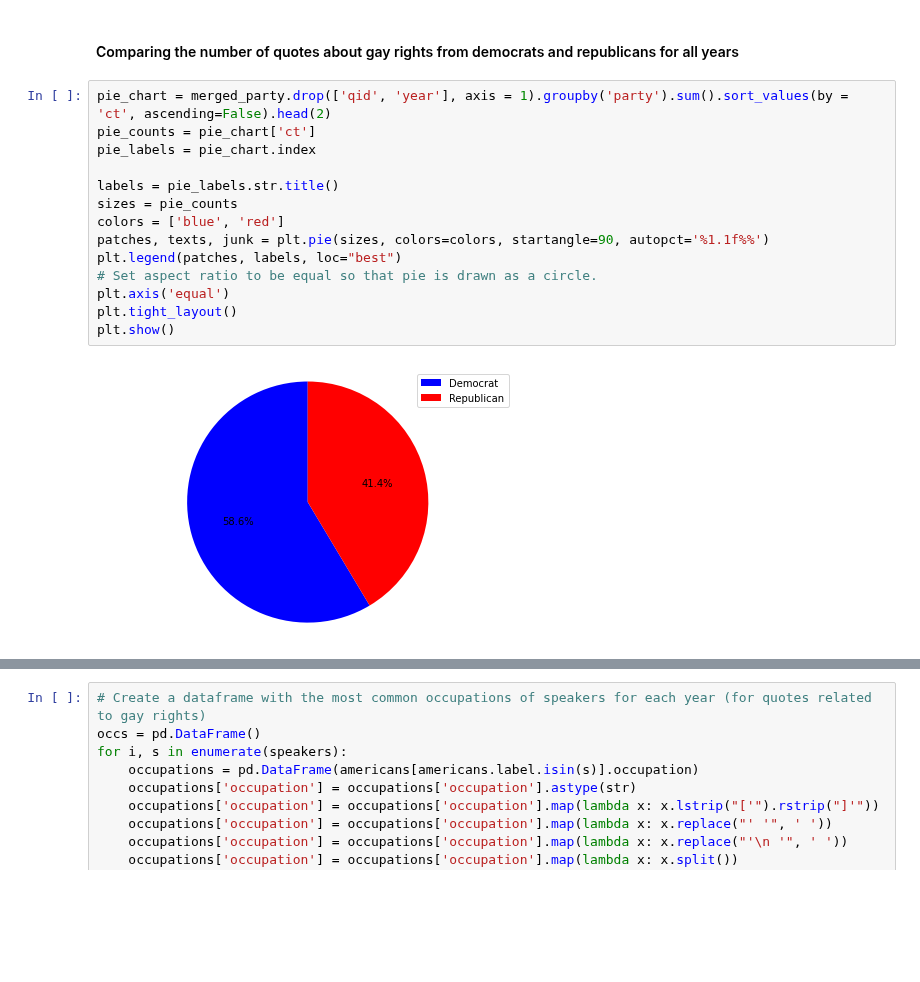
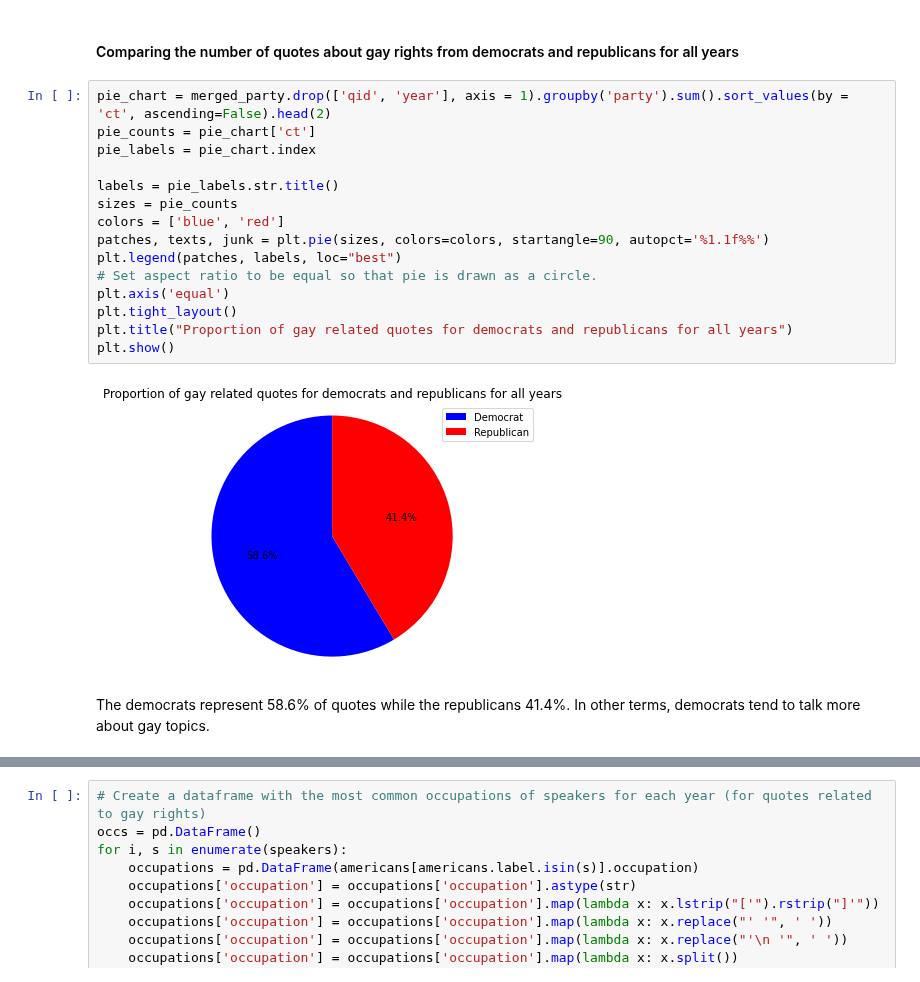
Before and after one commit to epfl-ada/ada-2021-project-ada_group_project, a Jupyter notebook: stats.ipynb, the cells around one changed output, grey strips where cells are left out. Cells and saved outputs as stored; diff of their text form; blank space fills up the shorter version.

Commit message:
added analysis of each plot

```diff
--- a/stats.ipynb
+++ b/stats.ipynb
@@ -102,17 +113,20 @@ merged_party.head()
 # %%
 pie_chart = merged_party.drop(['qid', 'year'], axis = 1).groupby('party').sum().sort_values(by = 'ct', ascending=False).head(2)
 pie_counts = pie_chart['ct']
 pie_labels = pie_chart.index
 
 labels = pie_labels.str.title()
 sizes = pie_counts
 colors = ['blue', 'red']
 patches, texts, junk = plt.pie(sizes, colors=colors, startangle=90, autopct='%1.1f%%')
 plt.legend(patches, labels, loc="best")
 # Set aspect ratio to be equal so that pie is drawn as a circle.
 plt.axis('equal')
 plt.tight_layout()
+plt.title("Proportion of gay related quotes for democrats and republicans for all years")
 plt.show()
 # %% [output]
-[figure, old version]
+[figure, new version]
+# %% [markdown]
+The democrats represent 58.6% of quotes while the republicans 41.4%. In other terms, democrats tend to talk more about gay topics.
 # %%
```
Also changed, not shown: parts of 27 cells of this notebook.
